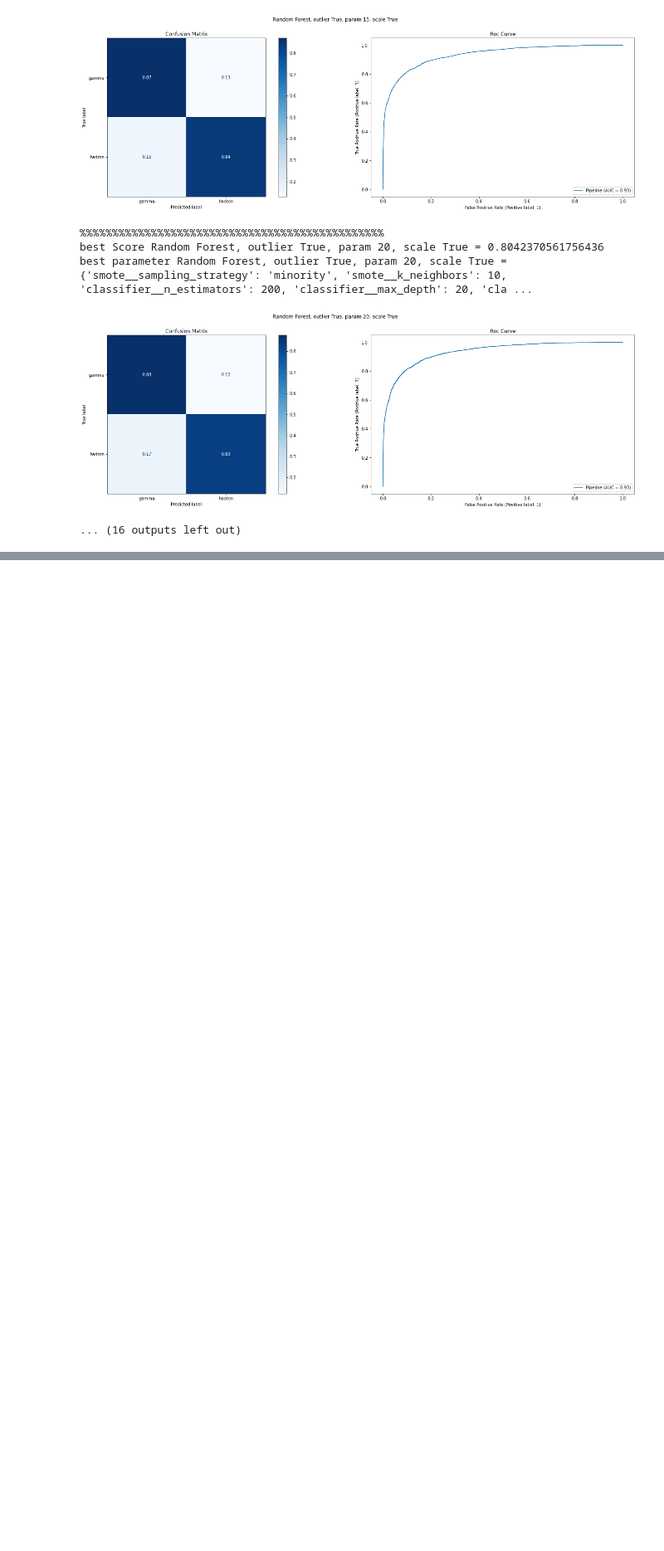
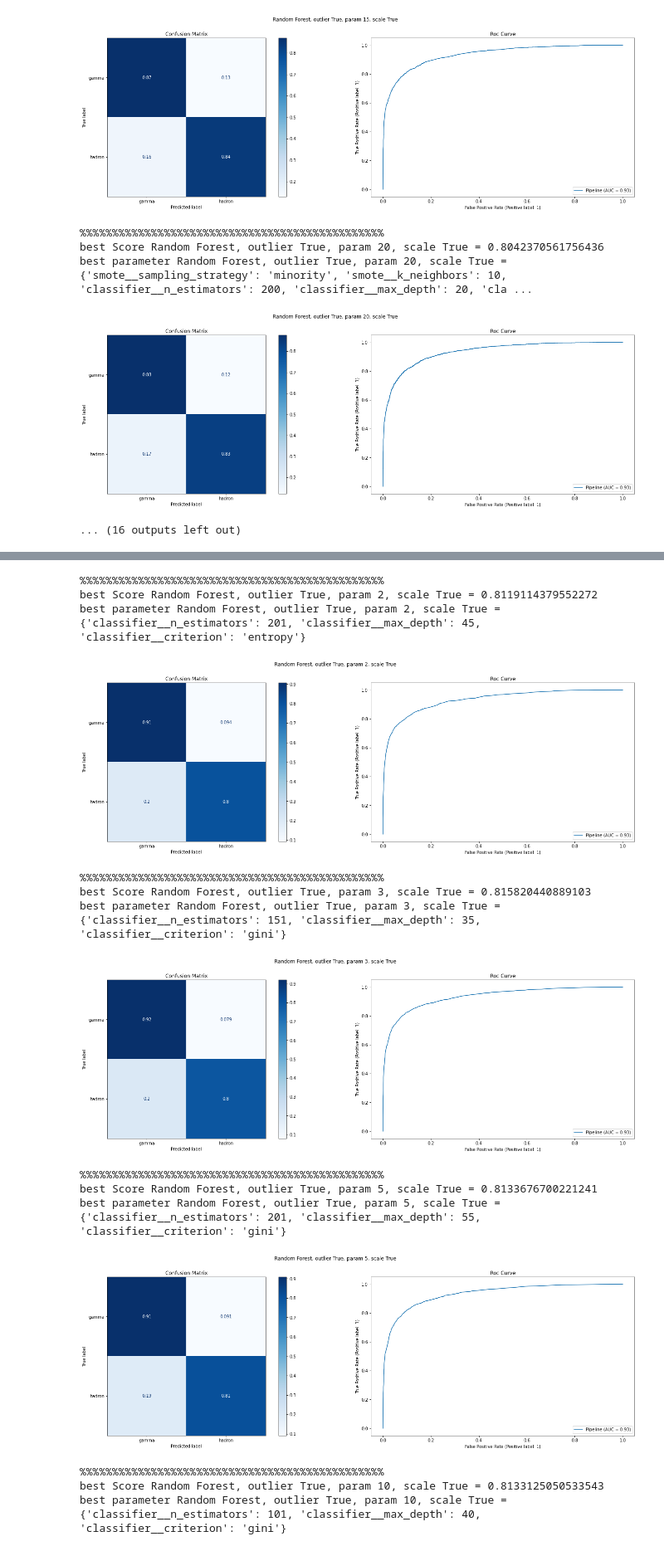
Before and after one commit to spapicchio/Gamma-Telescope-Analysis, a Jupyter notebook: processing_model.ipynb, the cells around one changed output, grey strips where cells are left out. Shown at 83% size. Saved outputs shown, nothing was run; the diff lists cells and outputs as text; code cells hidden in the pictures; blank space fills up the shorter version.

```diff
--- a/processing_model.ipynb
+++ b/processing_model.ipynb
@@ -198,0 +201,52 @@ best parameter Random Forest, outlier True, param 20, scale True = {'smote__samp
+# %%
+from sklearn.ensemble import RandomForestClassifier
+random_forest = RandomForestClassifier(n_jobs=-1, random_state=10)
+
+param_random_forest = { 'classifier__n_estimators': [201, 101, 151],
+                        'classifier__criterion': ['gini', 'entropy'],
+                        'classifier__max_depth': [ 30 , 35, 40, 45, 50, 55]
+                        }
+
+outlier = [True, False]
+param_outlier = [2, 3, 5, 10, 15, 20, 30]
+scale = [True, False]
+
+for s in scale:
+    for o in outlier:
+
+        if o:
+            for po in param_outlier:
+
+                X_train, X_test, y_train, y_test, skf = prepare_data(df, o, po, s)
+
+                X = (X_train, X_test)
+                y = (y_train, y_test)
+
+                title = f'Random Forest, outlier {o}, param {po}, scale {s}'
+                evaluate_model(X, y, random_forest, title, param_random_forest, skf, 'SMOTE')
+                print()
+        else:
+            X_train, X_test, y_train, y_test, skf = prepare_data(df, o, 'none', s)
+
+            X = (X_train, X_test)
+            y = (y_train, y_test)
+
+            title = f'Random Forest, outlier {o}, scale {s}'
+            evaluate_model(X, y, random_forest, title, param_random_forest, skf, 'SMOTE')
+            print()
+# %% [output]
+%%%%%%%%%%%%%%%%%%%%%%%%%%%%%%%%%%%%%%%%%%%%%%%
+best Score Random Forest, outlier True, param 2, scale True = 0.8119114379552272
+best parameter Random Forest, outlier True, param 2, scale True = {'classifier__n_estimators': 201, 'classifier__max_depth': 45, 'classifier__criterion': 'entropy'}
+[figure, added]
+%%%%%%%%%%%%%%%%%%%%%%%%%%%%%%%%%%%%%%%%%%%%%%%
+best Score Random Forest, outlier True, param 3, scale True = 0.815820440889103
+best parameter Random Forest, outlier True, param 3, scale True = {'classifier__n_estimators': 151, 'classifier__max_depth': 35, 'classifier__criterion': 'gini'}
+[figure, added]
+%%%%%%%%%%%%%%%%%%%%%%%%%%%%%%%%%%%%%%%%%%%%%%%
+best Score Random Forest, outlier True, param 5, scale True = 0.8133676700221241
+best parameter Random Forest, outlier True, param 5, scale True = {'classifier__n_estimators': 201, 'classifier__max_depth': 55, 'classifier__criterion': 'gini'}
+[figure, added]
+%%%%%%%%%%%%%%%%%%%%%%%%%%%%%%%%%%%%%%%%%%%%%%%
+best Score Random Forest, outlier True, param 10, scale True = 0.8133125050533543
+best parameter Random Forest, outlier True, param 10, scale True = {'classifier__n_estimators': 101, 'classifier__max_depth': 40, 'classifier__criterion': 'gini'}
```
Also changed, not shown: parts of 3 cells of this notebook.
